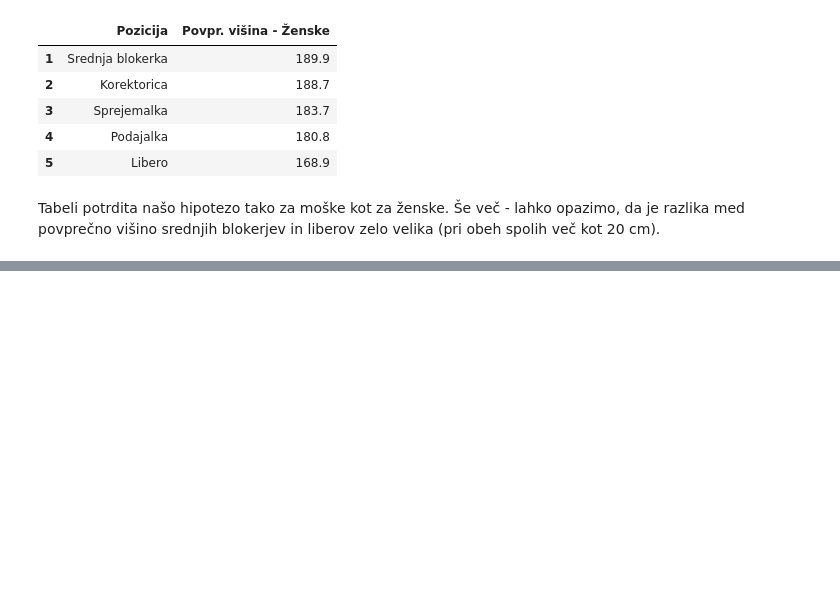
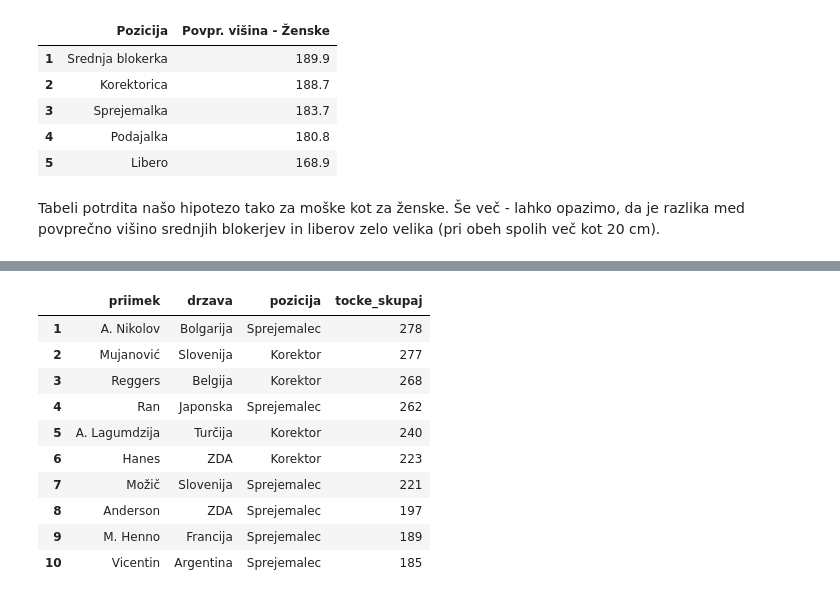
Before and after one commit to mijastijepic/UVP_projektna_naloga, a Jupyter notebook: analiza_podatkov.ipynb, the cells around one changed output, grey strips where cells are left out. Cells and saved outputs as stored; diff of their text form; code cells hidden in the pictures; blank space fills up the shorter version.

```diff
--- a/analiza_podatkov.ipynb
+++ b/analiza_podatkov.ipynb
@@ -237,0 +242,22 @@ Tabeli potrdita našo hipotezo tako za moške kot za ženske. Še več - lahko o
+# %%
+top10_moski = (
+    igralci[igralci["spol"] == "M"]
+    .sort_values(by="tocke_skupaj", ascending=False)
+    .head(10)
+    [["priimek", "drzava", "pozicija", "tocke_skupaj"]]
+)
+top10_moski["tocke_skupaj"] = top10_moski["tocke_skupaj"].astype(int)
+top10_moski.index = range(1, 11)
+top10_moski
+# %% [output]
+|  | priimek | drzava | pozicija | tocke_skupaj |
+| 1 | A. Nikolov | Bolgarija | Sprejemalec | 278 |
+| 2 | Mujanović | Slovenija | Korektor | 277 |
+| 3 | Reggers | Belgija | Korektor | 268 |
+| 4 | Ran | Japonska | Sprejemalec | 262 |
+| 5 | A. Lagumdzija | Turčija | Korektor | 240 |
+| 6 | Hanes | ZDA | Korektor | 223 |
+| 7 | Možič | Slovenija | Sprejemalec | 221 |
+| 8 | Anderson | ZDA | Sprejemalec | 197 |
+| 9 | M. Henno | Francija | Sprejemalec | 189 |
+| 10 | Vicentin | Argentina | Sprejemalec | 185 |
```
Also changed, not shown: parts of 2 cells of this notebook.
